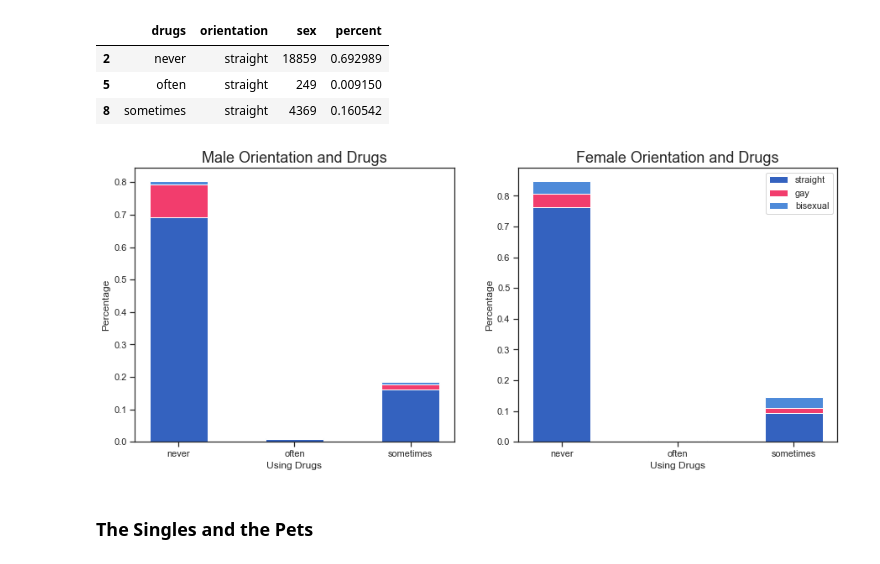
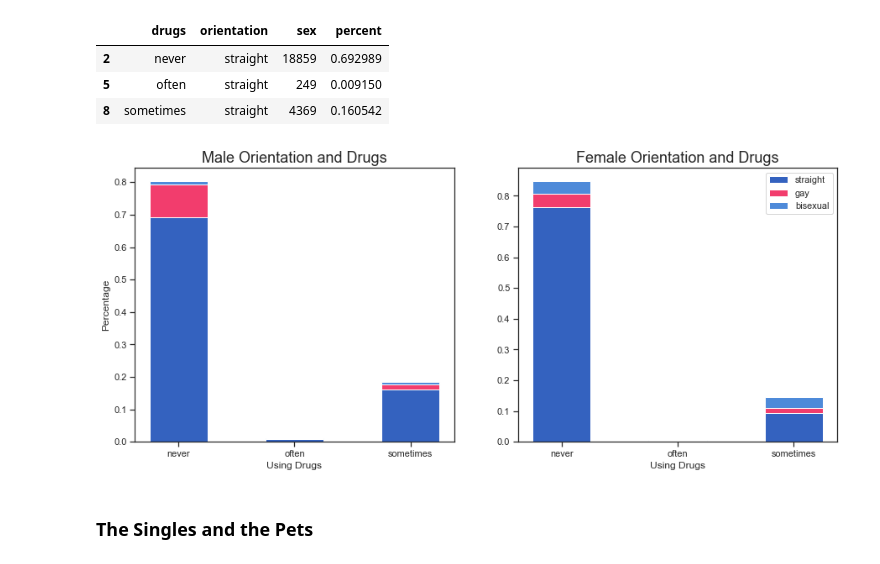
Before and after one commit to stuartxu2/OKCupid_matching, a Jupyter notebook: OKCupid_EDA.ipynb, the cells around one changed output. Drawn from its saved outputs; the diff is of its cells as text; code cells hidden in the pictures.

```diff
--- a/OKCupid_EDA.ipynb
+++ b/OKCupid_EDA.ipynb
@@ -288,35 +288,34 @@ barWidth = 0.5
 
 # Create bars
 ax[0].bar(r, bars1, color='#3462BF', edgecolor='white',
        width=barWidth, label='straight')
 ax[0].bar(r, bars2, bottom=bars1, color='#F23D6D',
        edgecolor='white', width=barWidth, label='gay')
 ax[0].bar(r, bars3, bottom=bars, color='#4E8AD9',
        edgecolor='white', width=barWidth, label='bisexual')
 
 ax[1].bar(r, bars4, color='#3462BF', edgecolor='white',
        width=barWidth, label='straight')
 ax[1].bar(r, bars5, bottom=bars4, color='#F23D6D',
        edgecolor='white', width=barWidth, label='gay')
 ax[1].bar(r, bars6, bottom=bars_, color='#4E8AD9',
        edgecolor='white', width=barWidth, label='bisexual')
 
 # Custom X axis
 ax[0].set_xticks(r)
 ax[0].set_xticklabels(names)
 ax[0].set_xlabel("Using Drugs")
 ax[0].set_ylabel("Percentage")
 ax[0].set_title('Male Orientation and Drugs', fontsize=18)
 
 ax[1].set_xticks(r)
 ax[1].set_xticklabels(names)
 ax[1].set_xlabel("Using Drugs")
-ax[1].set_ylabel("Percentage")
 ax[1].set_title('Female Orientation and Drugs', fontsize=18)
 
 ax[1].legend();
 # %% [output]
-[figure, old version]
+[figure, new version]
 # %% [markdown]
 ### The Singles and the Pets
 # %% [markdown]
```
Also changed, not shown: parts of 29 cells of this notebook, 1 other file.
